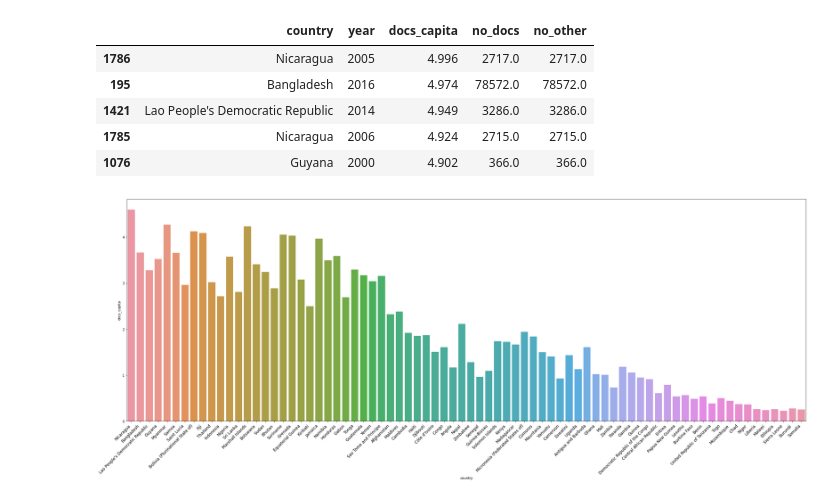
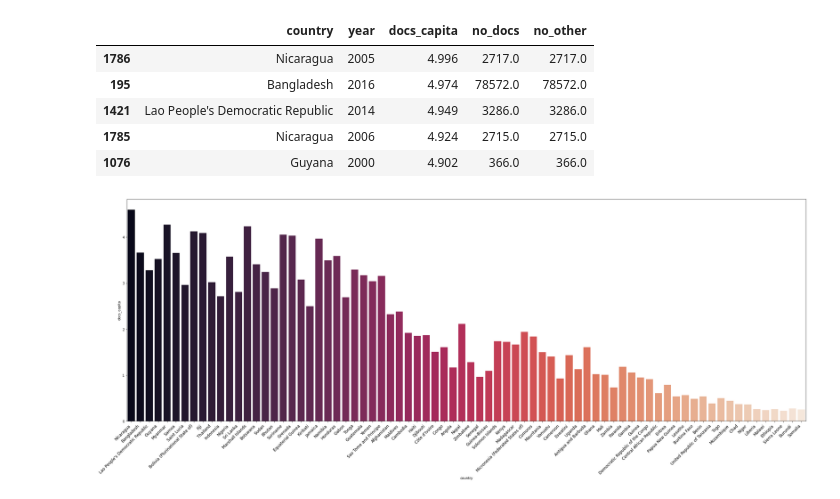
Before and after one commit to ozbunae/med_staff_data, a Jupyter notebook: World Wide Medical Staff.ipynb, the cells around one changed output. Saved outputs shown, nothing was run; the diff lists cells and outputs as text; code cells hidden in the pictures.

```diff
--- a/World Wide Medical Staff.ipynb
+++ b/World Wide Medical Staff.ipynb
@@ -146,11 +159,11 @@ new_plot.head()
 # %%
 
 fix, ax = plt.subplots(figsize = (30,12))
 
-g = sns.barplot(data=new_plot, x='country', y='docs_capita', ci=False)
+g = sns.barplot(data=new_plot, x='country', y='docs_capita', ci=False, palette = 'rocket')
 g.set_xticklabels(g.get_xticklabels(), rotation=45, ha='right', fontsize = 12)
 
 plt.tight_layout()
 plt.show()
 # %% [output]
-[figure, old version]
+[figure, new version]
```
Also changed, not shown: parts of 4 cells of this notebook.
